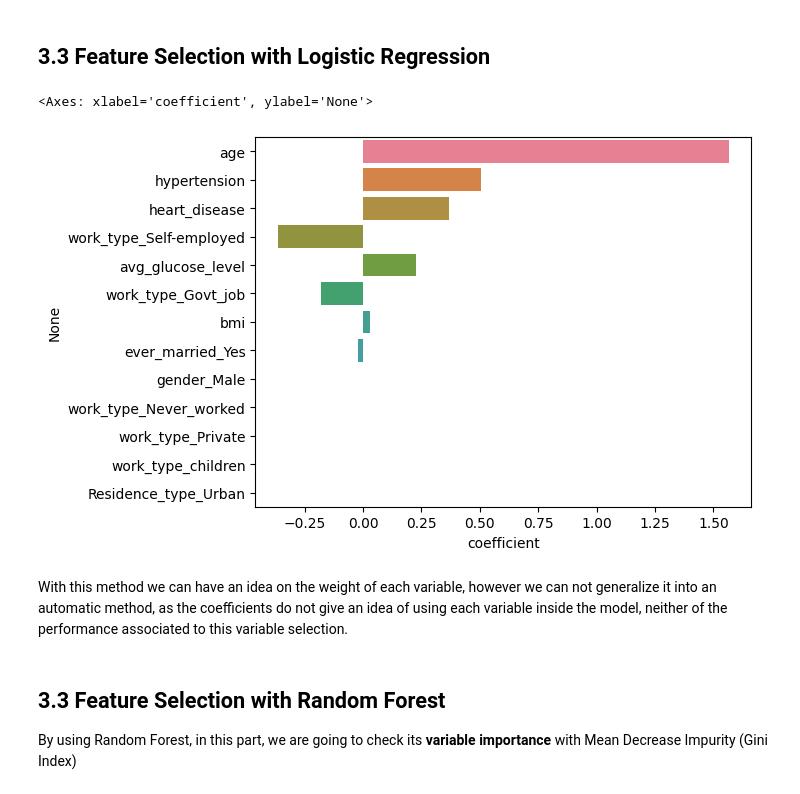
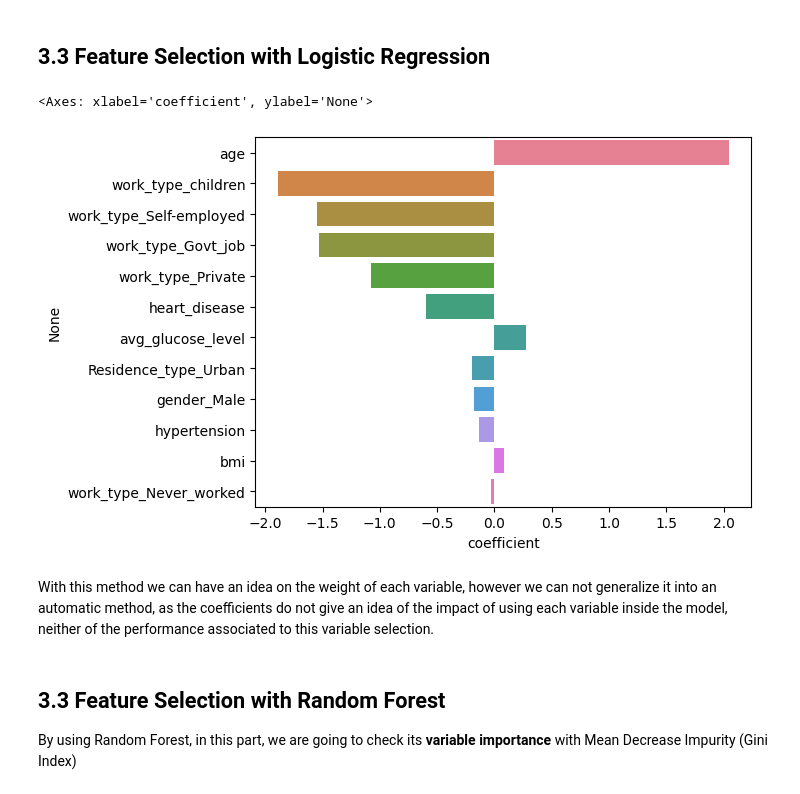
Before and after one commit to zBotta/strokesML, a Jupyter notebook: notebooks/strokes_ml.ipynb, the cells around one changed output. Saved outputs shown, nothing was run; the diff lists cells and outputs as text; code cells hidden in the pictures.

```diff
--- a/notebooks/strokes_ml.ipynb
+++ b/notebooks/strokes_ml.ipynb
@@ -756,5 +765,6 @@ As we have discussed in the data analysis part, the impact of the *smoking_statu
 # %%
 df_proc = df_proc.drop(["id"], axis = 1)
 df_proc = df_proc.drop(["smoking_status"], axis = 1)
+df_proc = df_proc.drop(["ever_married"], axis = 1)
 df_proc.columns
 # %% [output]
@@ -807,9 +832,22 @@ We are going to use the *training* set for *SMOTE* **after the transformation**
 # %%
 from sklearn.model_selection import train_test_split
+
 
 X = df_proc.drop(["stroke"], axis = 1) ## Remember that df_proc is the data after cleaning, not yet transformed
 y = df_proc["stroke"]
 
+# Define ratios, w.r.t. whole dataset.
+ratio_train = 0.7
+ratio_val = 0.15
+ratio_test = 0.15
+
 # Produce test split
-X_train, X_test, y_train, y_test = train_test_split(X, y, stratify=y, test_size=0.2, random_state=0) # We stratify the target variable as we do not have a balance data set
+X_remaining, X_test, y_remaining, y_test = train_test_split(X, y, stratify=y, test_size=ratio_test, random_state=0) # We stratify the target variable as we do not have a balance data set
+
+# Adjusts val ratio, w.r.t. remaining dataset.
+ratio_remaining = 1 - ratio_test
+ratio_val_adjusted = ratio_val / ratio_remaining
+
+# Produces train and val splits.
+X_train, X_val, y_train, y_val = train_test_split(X_remaining, y_remaining, stratify=y_remaining, test_size=ratio_val_adjusted, random_state=0)
 # %%
@@ -1057,10 +1175,12 @@ memory usage: 398.9 KB
 # %%
-from imblearn.over_sampling import SMOTE
-# from imblearn.under_sampling import RandomUnderSampler
-smote = SMOTE(sampling_strategy="minority")
-print(f"X before SMOTE {df_transf_x_train.shape}")
-X_resampled, y_resampled = smote.fit_resample(df_transf_x_train, y_train)
-print(f"X after SMOTE {X_resampled.shape}")
-print(f"y after SMOTE {y_resampled.shape}")
-y_resampled.value_counts()
+from imblearn.over_sampling import SMOTENC
+
+# Use SMOTENC with categorical features
+smote = SMOTENC(categorical_features=[3, 4, 5, 6, 7, 8, 9, 10, 11], sampling_strategy="minority", random_state=0)
+print(f"X_train before SMOTE {df_transf_x_train.shape}")
+print(f"y_train before SMOTE {y_train.value_counts()}")
+X_train_smote, y_train_smote = smote.fit_resample(df_transf_x_train, y_train)
+print(f"X_train after SMOTE {X_train_smote.shape}")
+print(f"y_train after SMOTE {y_train_smote.shape}")
+y_train_smote.value_counts()
 # %% [output]
@@ -1160,19 +1282,19 @@ Also the mutual information does not give an idea of the performance of the sele
 # %%
 from sklearn.linear_model import LogisticRegression
 
 lr_model = LogisticRegression(penalty="l1", solver='liblinear')
-lr_model.fit(df_transf_x_train, y_train)
+lr_model.fit(X_train_smote, y_train_smote)
 
-coefs=pd.DataFrame({'coefficient':lr_model.coef_[0]}, index = df_transf_x_train.columns)
+coefs=pd.DataFrame({'coefficient':lr_model.coef_[0]}, index = X_train_smote.columns)
 
 coefs.sort_values('coefficient', key=abs, ascending=False, inplace=True)
 
 sns.barplot(y=coefs.index, x=coefs['coefficient'], hue=coefs.index)
 # %% [output]
 <Axes: xlabel='coefficient', ylabel='None'>
-[figure, old version]
+[figure, new version]
 # %% [markdown]
-With this method we can have an idea on the weight of each variable, however we can not generalize it into an automatic method, as the coefficients do not give an idea of using each variable inside the model, neither of the performance associated to this variable selection.
+With this method we can have an idea on the weight of each variable, however we can not generalize it into an automatic method, as the coefficients do not give an idea of the impact of using each variable inside the model, neither of the performance associated to this variable selection.
 # %% [markdown]
 ## 3.3 Feature Selection with Random Forest
 
```
Also changed, not shown: parts of 111 cells of this notebook, 4 other files.
